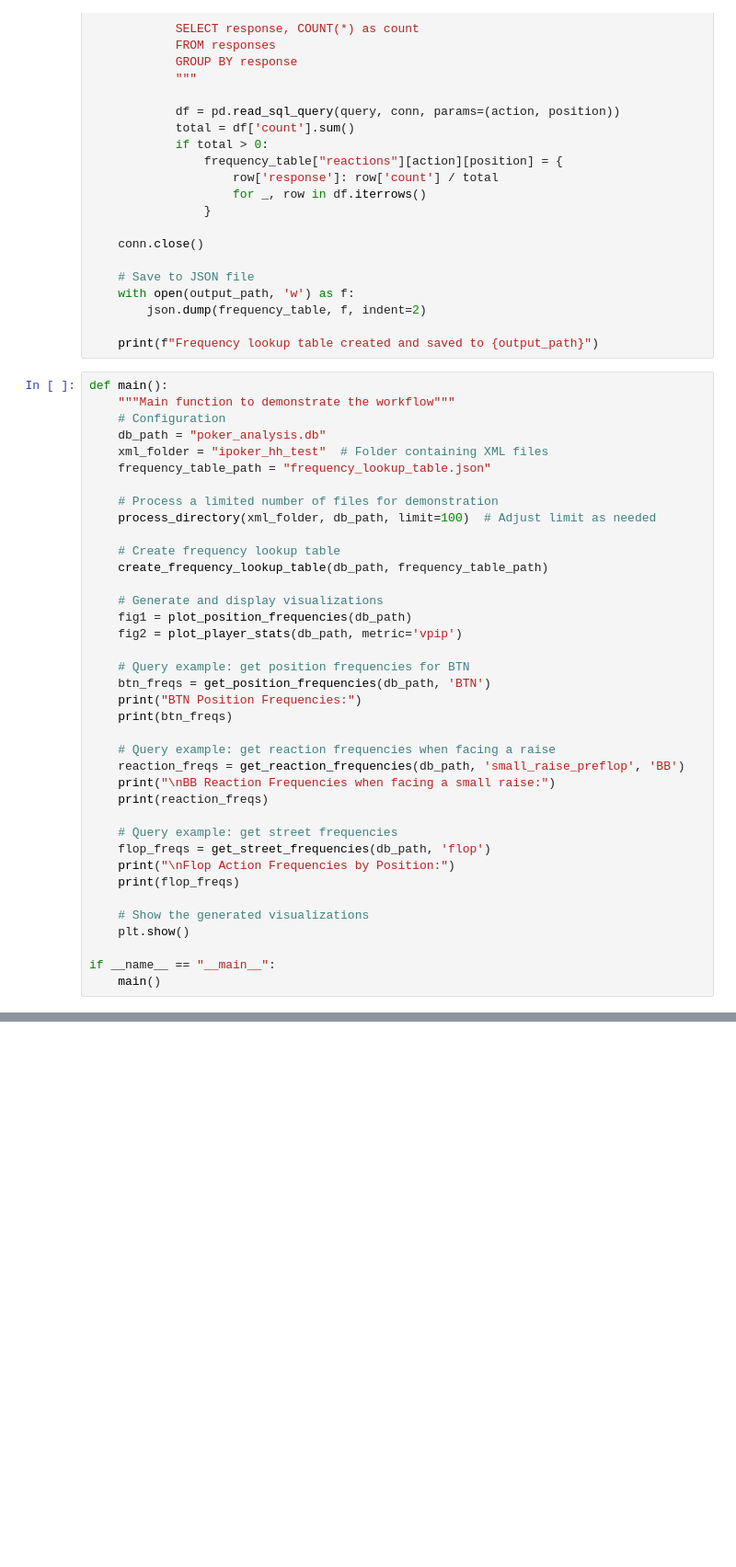
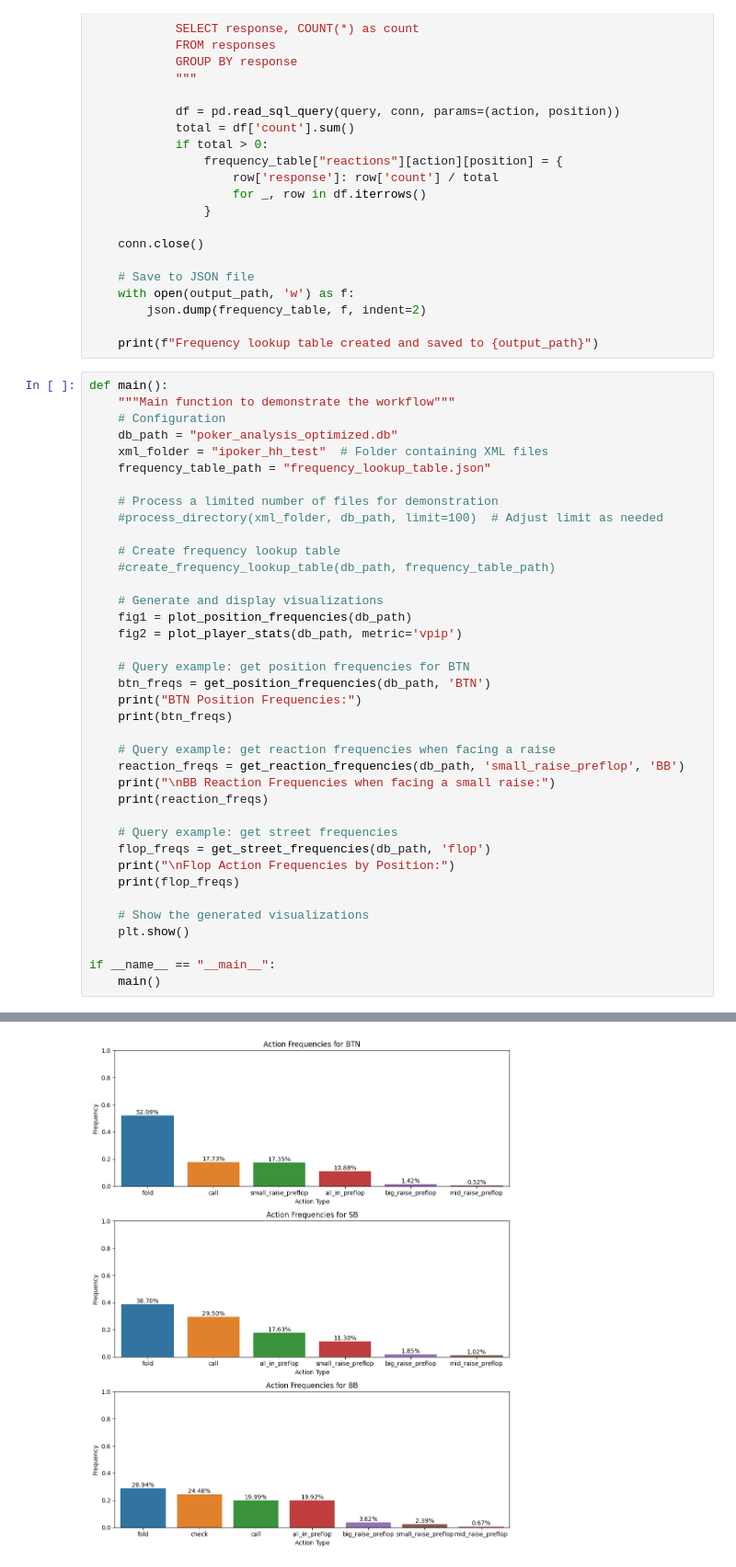
Before and after one commit to Jay-Code-03/poker_app_detection, a Jupyter notebook: database_for_HH.ipynb, the cells around one changed output, grey strips where cells are left out. Shown at 92% size. Saved outputs shown, nothing was run; the diff lists cells and outputs as text; blank space fills up the shorter version.

```diff
--- a/database_for_HH.ipynb
+++ b/database_for_HH.ipynb
@@ -791,15 +791,15 @@ def create_frequency_lookup_table(db_path, output_path):
 def main():
     """Main function to demonstrate the workflow"""
     # Configuration
-    db_path = "poker_analysis.db"
+    db_path = "poker_analysis_optimized.db"
     xml_folder = "ipoker_hh_test"  # Folder containing XML files
     frequency_table_path = "frequency_lookup_table.json"
 
     # Process a limited number of files for demonstration
-    process_directory(xml_folder, db_path, limit=100)  # Adjust limit as needed
+    #process_directory(xml_folder, db_path, limit=100)  # Adjust limit as needed
 
     # Create frequency lookup table
-    create_frequency_lookup_table(db_path, frequency_table_path)
+    #create_frequency_lookup_table(db_path, frequency_table_path)
 
     # Generate and display visualizations
     fig1 = plot_position_frequencies(db_path)
@@ -832,0 +846 @@ Frequency lookup table created and saved to frequency_lookup_table.json
+[figure, added]
```
Also changed, not shown: parts of 4 cells of this notebook, 1 other file.
